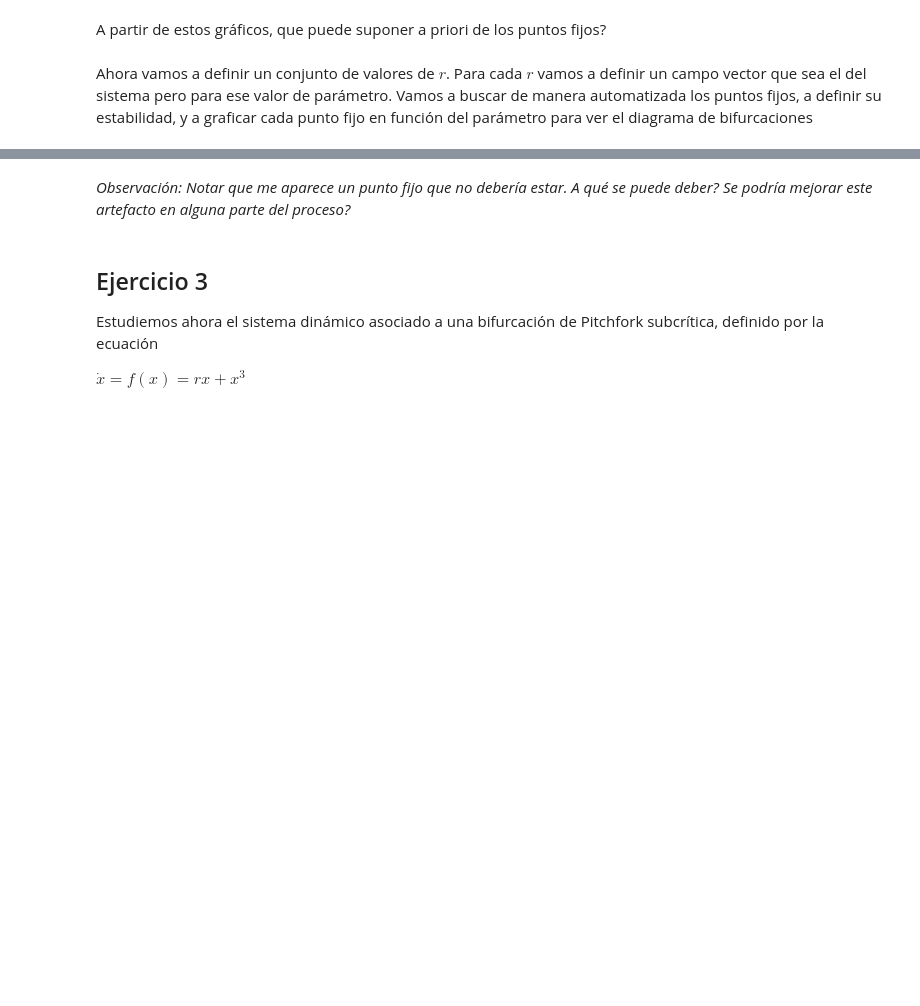
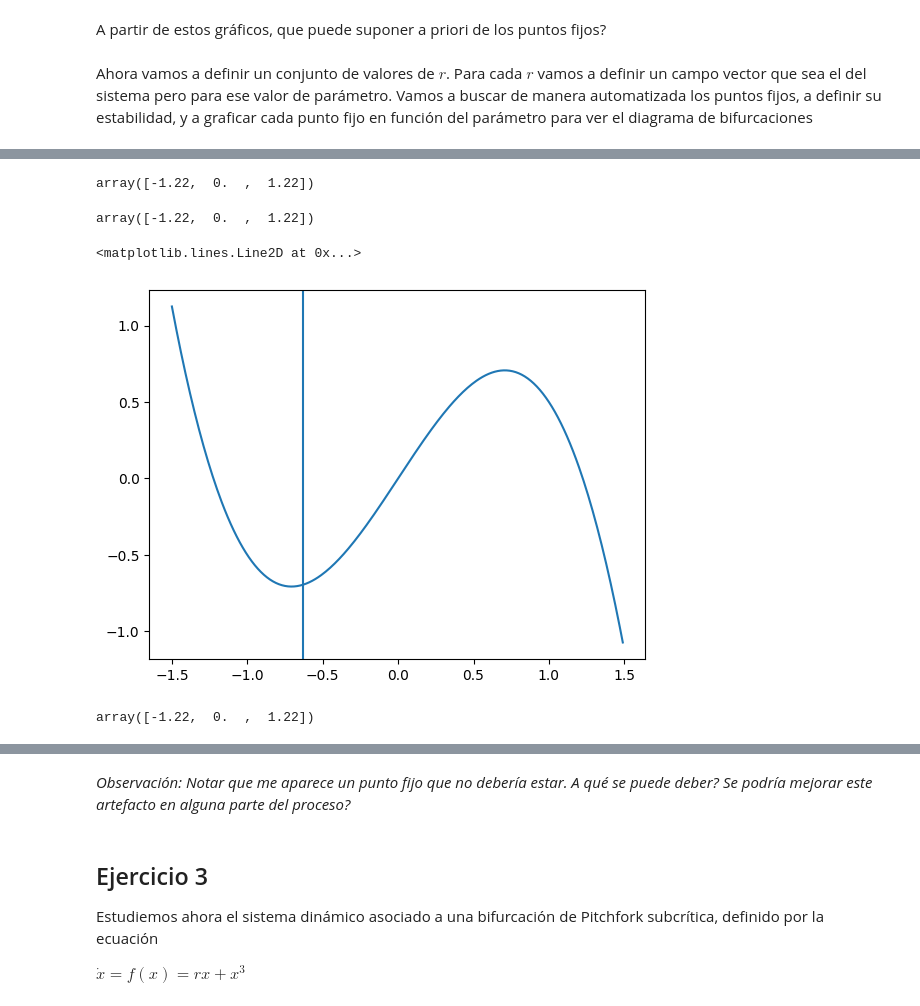
Before and after one commit to HBocaccio/NumLabIMC, a Jupyter notebook: Colabs/nb02_Derivacion.ipynb, the cells around one changed output, grey strips where cells are left out. Saved outputs shown, nothing was run; the diff lists cells and outputs as text; code cells hidden in the pictures; blank space fills up the shorter version.

```diff
--- a/Colabs/nb02_Derivacion.ipynb
+++ b/Colabs/nb02_Derivacion.ipynb
@@ -221,8 +267,12 @@ def root_finder(f, x, N=20, round=2, seed=0):
     soluciones = []
     for c in condiciones_iniciales:
         try:
-            sol = sp.optimize.newton(f, fprime=None, x0=c, tol=0.0001, maxiter=100, disp=False)
-            soluciones.append(sol)
+            tol = 0.0001
+            sol, info = sp.optimize.newton(
+                f, fprime=None, x0=c, tol=tol, maxiter=100, disp=False, full_output=True
+            )
+            if abs(f(sol)) < tol:
+                soluciones.append(sol)
         except RuntimeError:
             pass
     return np.unique(np.array(soluciones).round(round))
@@ -351,0 +418,19 @@ plt.show()
+# %%
+puntosfijos
+# %% [output]
+array([-1.22,  0.  ,  1.22])
+# %%
+root_finder(campovector_r, x, N=20, seed=0)
+# %% [output]
+array([-1.22,  0.  ,  1.22])
+# %%
+y = campovector(x, r)
+plt.plot(x, y, label=str(r))
+plt.axvline(-0.63)
+# %% [output]
+<matplotlib.lines.Line2D at 0x...>
+[figure, added]
+# %%
+puntosfijos
+# %% [output]
+array([-1.22,  0.  ,  1.22])
```
Also changed, not shown: parts of 32 cells of this notebook, 1 other file.
